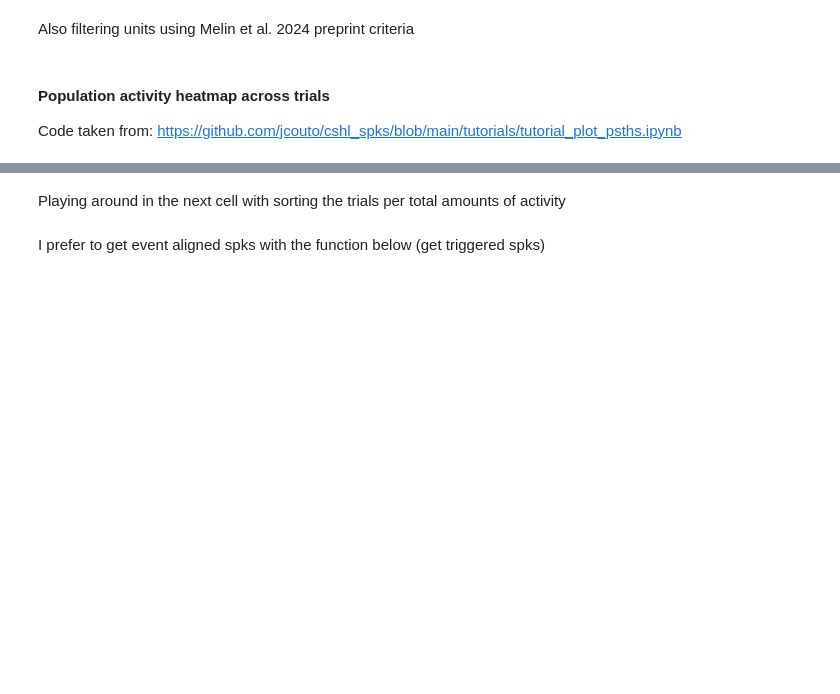
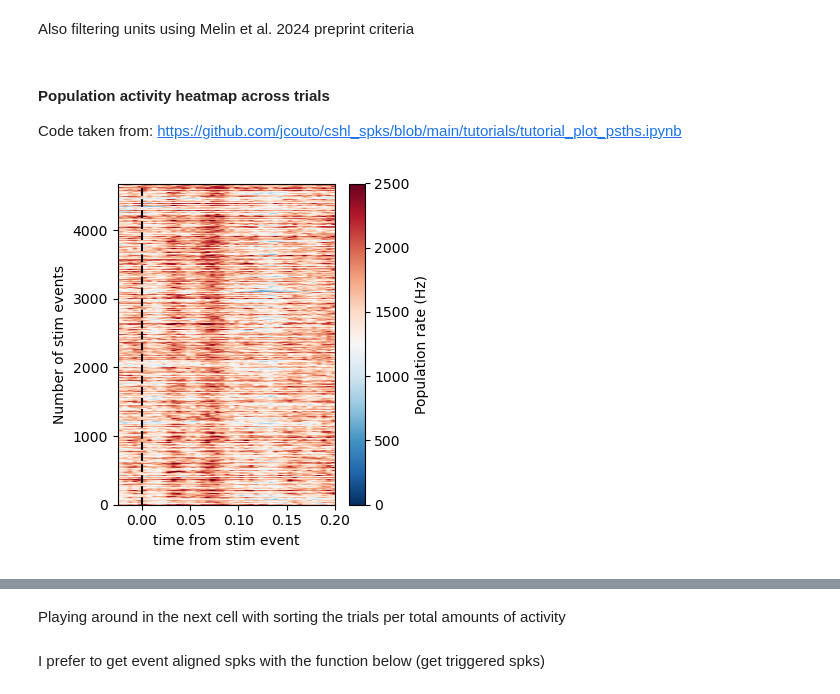
Before and after one commit to rojasgabriel/ephys, a Jupyter notebook: sorting.ipynb, the cells around one changed output, grey strips where cells are left out. Drawn from its saved outputs; the diff is of its cells as text; code cells hidden in the pictures; blank space fills up the shorter version.

```diff
--- a/sorting.ipynb
+++ b/sorting.ipynb
@@ -209,30 +166,32 @@ fig2.tight_layout()
 # %%
-# sc = np.load('/home/data/GRB006/20240429_174359/kilosort2.5/imec0/spike_clusters.npy') #KS clusters
-# ss = np.load('/home/data/GRB006/20240429_174359/kilosort2.5/imec0/spike_times.npy') #KS spikes (in samples)
+sc = np.load('/home/data/GRB006/20240429_174359/kilosort2.5/imec0/spike_clusters.npy') #KS clusters
+ss = np.load('/home/data/GRB006/20240429_174359/kilosort2.5/imec0/spike_times.npy') #KS spikes (in samples)
 
-# st = ss/srate #conversion from spike samples to spike times
+st = ss/srate #conversion from spike samples to spike times
 
-# selection = np.isin(sc,single_unit_ids)
+selection = np.isin(sc,single_unit_ids)
 
-binsize = 0.0025 # 10ms binsize
+binsize = 0.005 # 10ms binsize
 edges = np.arange(0,np.max(st[selection]),binsize)
 
 pop_rate,_ = np.histogram(st[selection],edges)
 pop_rate = pop_rate/binsize
 pop_rate_time = edges[:-1]+np.diff(edges[:2])/2
 
 psth = []
 tpre = 0.025
-tpost = 0.025
+tpost = 0.2
 
-for onset in stim_kernel:
+for onset in stim_events_nidaq:
     if ~np.isnan(onset):
        psth.append(pop_rate[(pop_rate_time>= onset -tpre) & (pop_rate_time< onset +tpost)])
 psth = np.stack(psth)
 kernel_fig = plt.figure(figsize=(4,4))
 plt.imshow(psth,aspect='auto',extent=[-tpre,tpost,0,len(psth)],cmap = 'RdBu_r',clim = [0,2500])
 plt.vlines(x = 0, ymin = plt.ylim()[0], ymax = plt.ylim()[1], linestyles = 'dashed', color = 'k')
 plt.colorbar(label='Population rate (Hz)')
 plt.xlabel('time from stim event')
 plt.ylabel('Number of stim events')
 kernel_fig.tight_layout()
+# %% [output]
+[figure, added]
```
Also changed, not shown: parts of 15 cells of this notebook, 1 other file.
